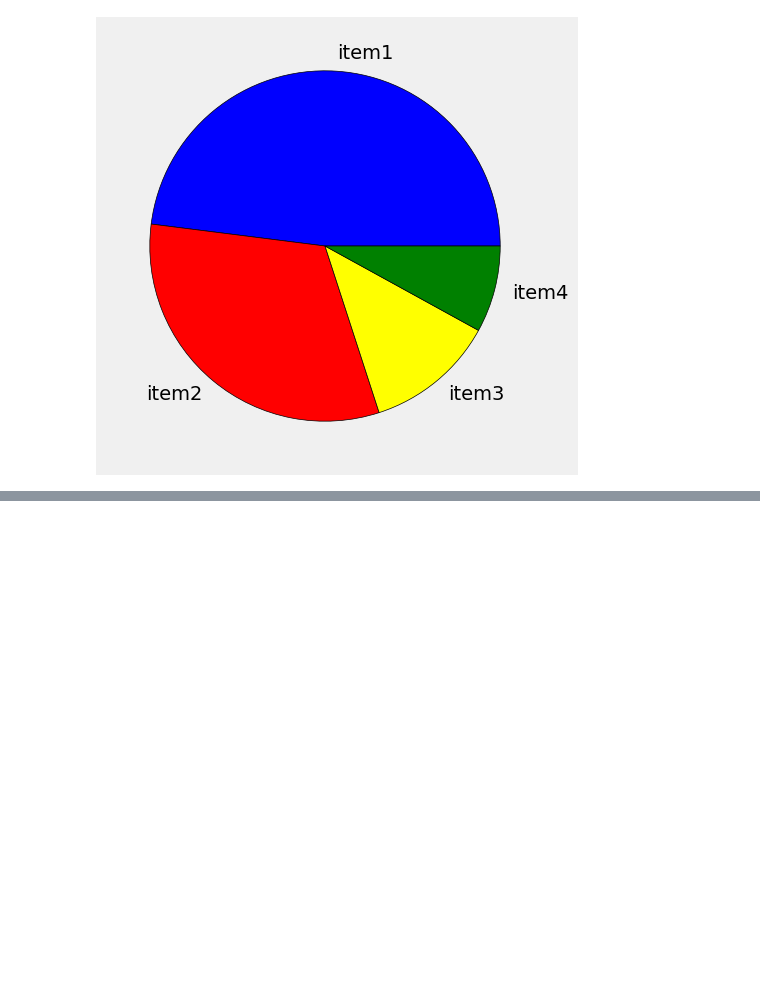
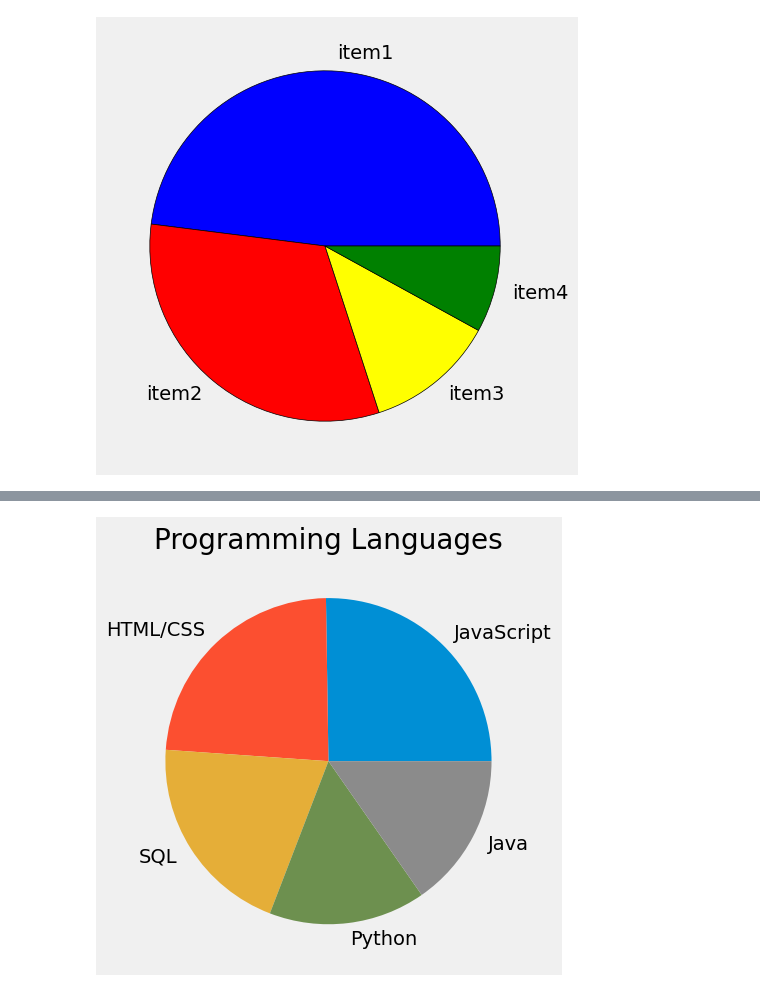
Before and after one commit to raaakibul/ML-course, a Jupyter notebook: Matplotlib/pie-chart-analyzing.ipynb, the cells around one changed output, grey strips where cells are left out. Saved outputs shown, nothing was run; the diff lists cells and outputs as text; code cells hidden in the pictures; blank space fills up the shorter version.

```diff
--- a/Matplotlib/pie-chart-analyzing.ipynb
+++ b/Matplotlib/pie-chart-analyzing.ipynb
@@ -22,0 +32,9 @@ plt.tight_layout()
+# %%
+slices = [59219, 55466, 47544, 36443, 35917]
+labels = ['JavaScript', 'HTML/CSS', 'SQL', 'Python', 'Java']
+
+plt.title("Programming Languages")
+plt.pie(slices, labels=labels)
+plt.tight_layout()
+# %% [output]
+[figure, added]
```
Also changed, not shown: parts of 1 cell of this notebook.
